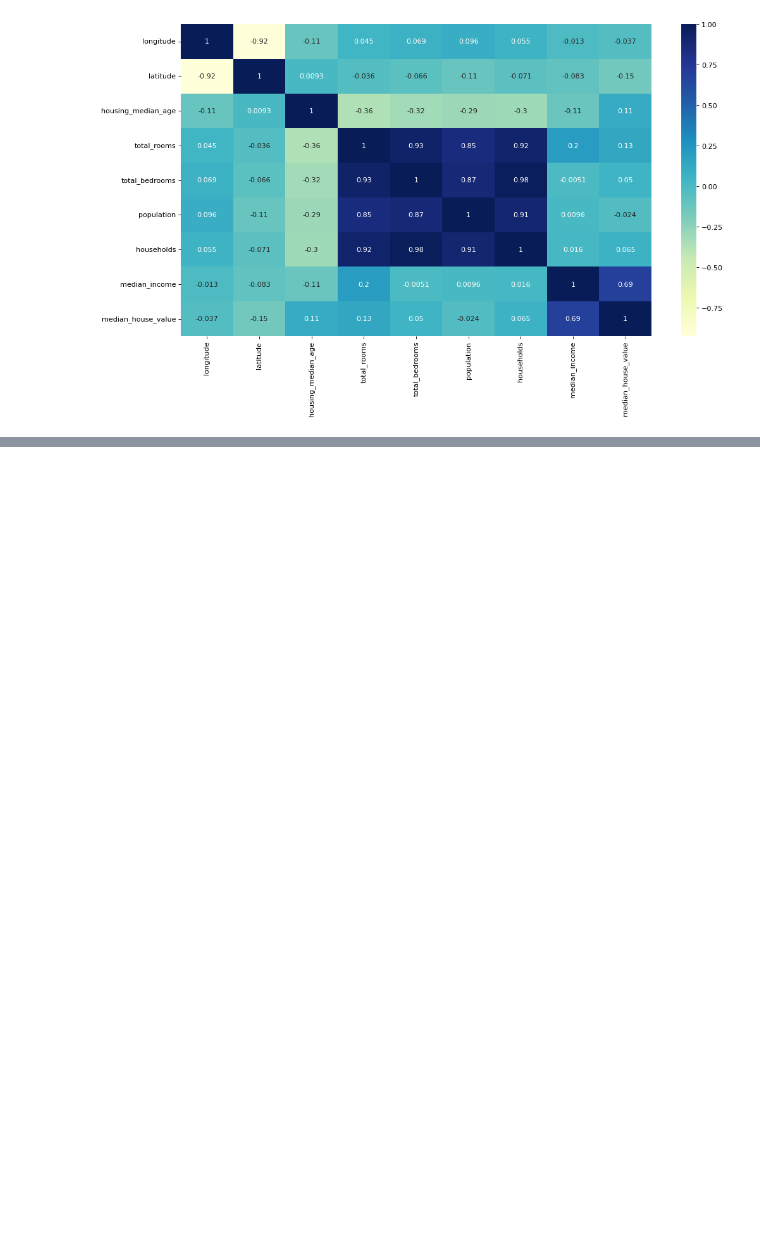
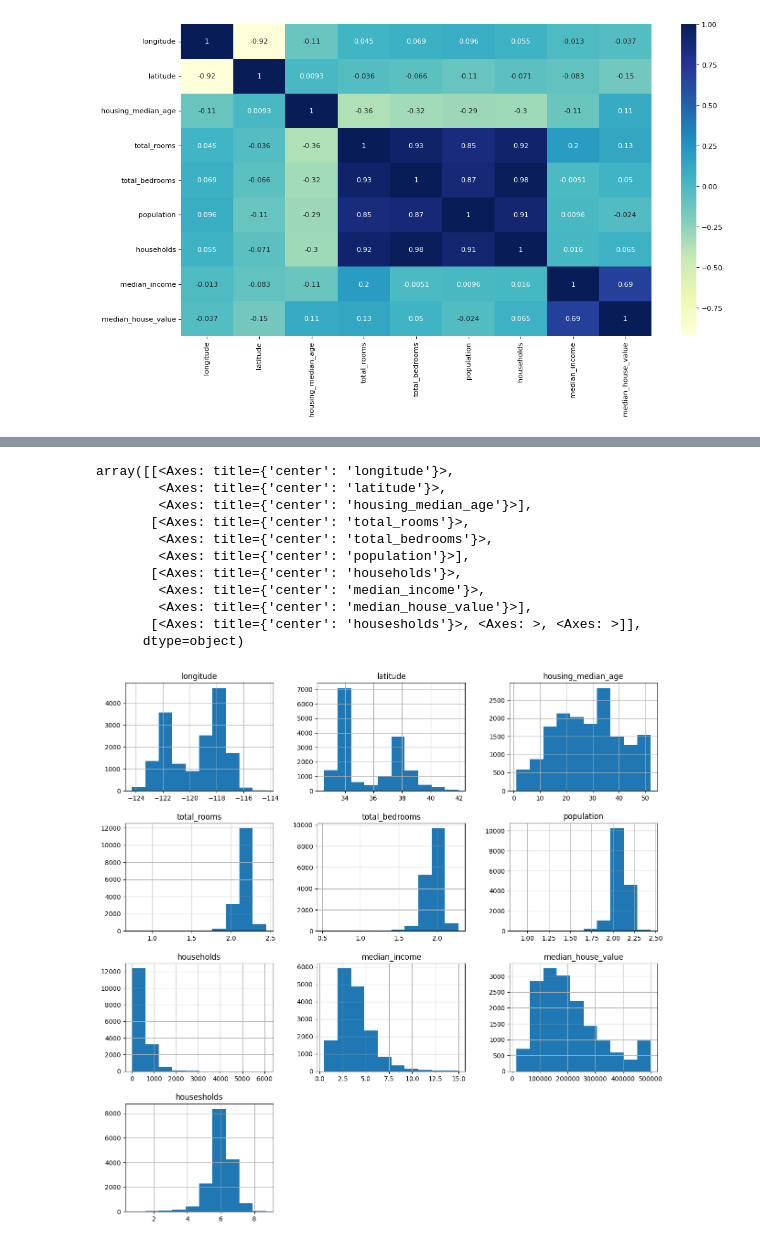
Before and after one commit to Prakhar19999/House_Pricing_Prediction, a Jupyter notebook: HousePrediction.ipynb, the cells around one changed output, grey strips where cells are left out. Cells and saved outputs as stored; diff of their text form; code cells hidden in the pictures; blank space fills up the shorter version.

Commit message:
Data Processing Completed

```diff
--- a/HousePrediction.ipynb
+++ b/HousePrediction.ipynb
@@ -212,3 +212,5 @@ sns.heatmap(train_data.corr(),annot=True,cmap="YlGnBu")
 # %% [output]
 <Axes: >
 [figure]
+# %%
+train_data=X_train.join(Y_train)
@@ -214,0 +258,21 @@ sns.heatmap(train_data.corr(),annot=True,cmap="YlGnBu")
+# %%
+#Modifying the skewed data by taking their logarithmic value
+train_data['total_rooms']=np.log(train_data['total_rooms']+1)
+train_data['total_bedrooms']=np.log(train_data['total_bedrooms']+1)
+train_data['population']=np.log(train_data['population']+1)
+train_data['housesholds']=np.log(train_data['households']+1)
+# %%
+train_data.hist(figsize=(15,15))
+# %% [output]
+array([[<Axes: title={'center': 'longitude'}>,
+        <Axes: title={'center': 'latitude'}>,
+        <Axes: title={'center': 'housing_median_age'}>],
+       [<Axes: title={'center': 'total_rooms'}>,
+        <Axes: title={'center': 'total_bedrooms'}>,
+        <Axes: title={'center': 'population'}>],
+       [<Axes: title={'center': 'households'}>,
+        <Axes: title={'center': 'median_income'}>,
+        <Axes: title={'center': 'median_house_value'}>],
+       [<Axes: title={'center': 'housesholds'}>, <Axes: >, <Axes: >]],
+      dtype=object)
+[figure, added]
```
Also changed, not shown: parts of 23 cells of this notebook.
